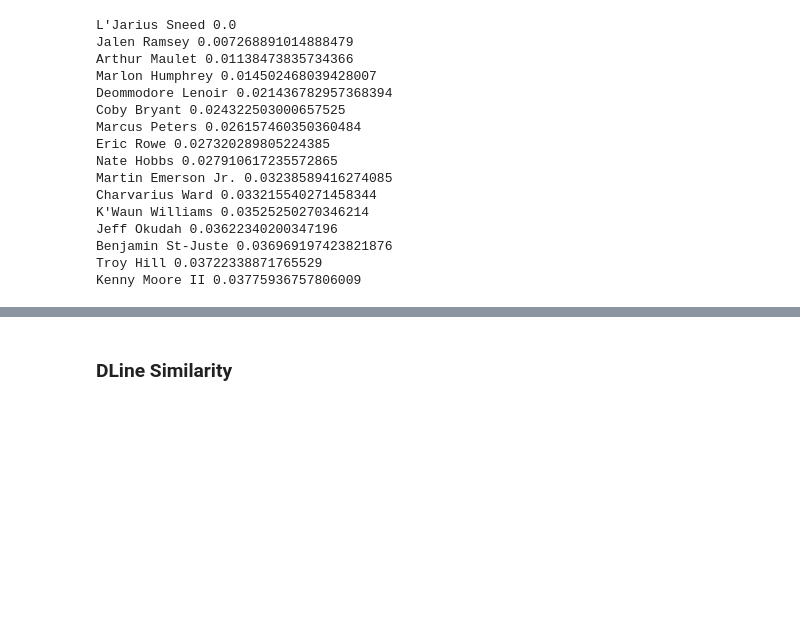
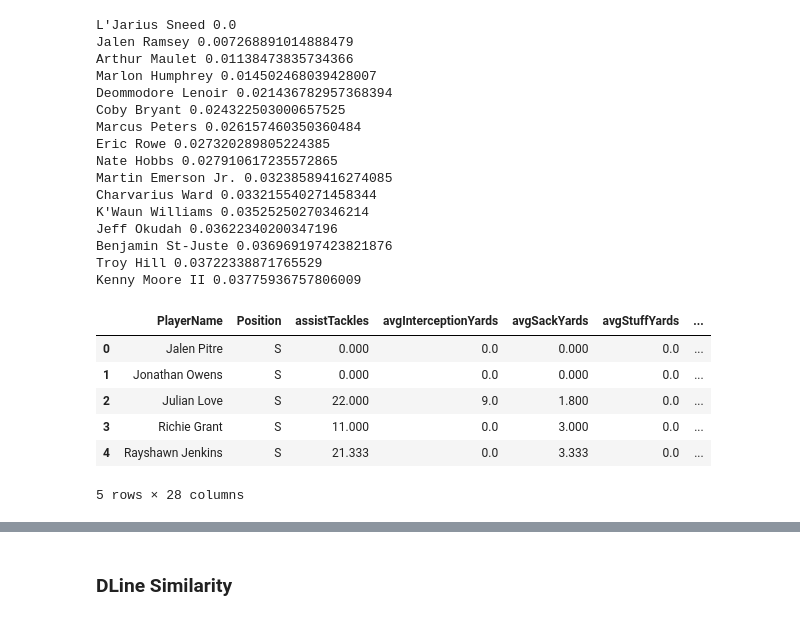
Before and after one commit to ColeDM-2020/INST414-Project, a Jupyter notebook: NFL Draft Analysis.ipynb, the cells around one changed output, grey strips where cells are left out. Saved outputs shown, nothing was run; the diff lists cells and outputs as text; code cells hidden in the pictures; blank space fills up the shorter version.

```diff
--- a/NFL Draft Analysis.ipynb
+++ b/NFL Draft Analysis.ipynb
@@ -250,3 +250,16 @@ Jeff Okudah 0.03622340200347196
 Benjamin St-Juste 0.036969197423821876
 Troy Hill 0.03722338871765529
 Kenny Moore II 0.03775936757806009
+# %%
+dbs2 = tackles.loc[tackles['Position'] == 'S']
+dbs2 = dbs2.set_index('PlayerName')
+dbs2 = dbs2.reset_index()
+dbs2.head()
+# %% [output]
+|  | PlayerName | Position | assistTackles | avgInterceptionYards | avgSackYards | avgStuffYards | ... |
+| 0 | Jalen Pitre | S | 0.000 | 0.0 | 0.000 | 0.0 | ... |
+| 1 | Jonathan Owens | S | 0.000 | 0.0 | 0.000 | 0.0 | ... |
+| 2 | Julian Love | S | 22.000 | 9.0 | 1.800 | 0.0 | ... |
+| 3 | Richie Grant | S | 11.000 | 0.0 | 3.000 | 0.0 | ... |
+| 4 | Rayshawn Jenkins | S | 21.333 | 0.0 | 3.333 | 0.0 | ... |
+5 rows × 28 columns
```
Also changed, not shown: parts of 3 cells of this notebook.
